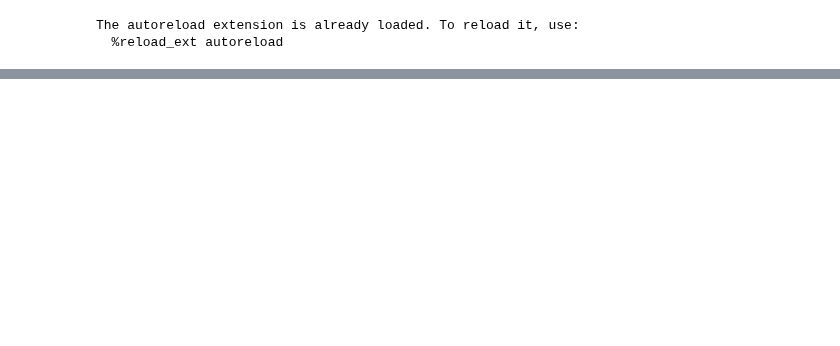
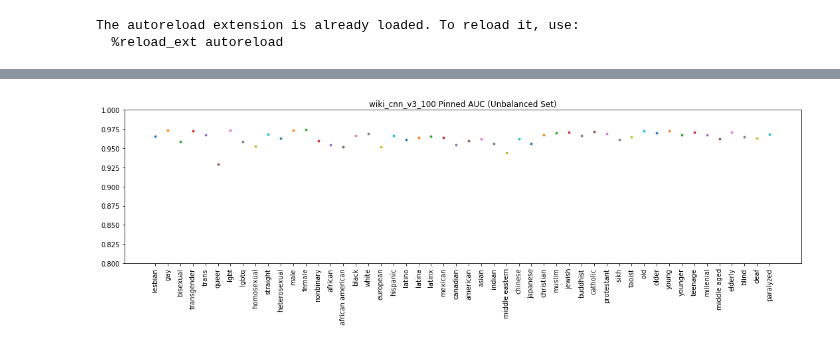
Before and after one commit to conversationai/unintended-ml-bias-analysis, a Jupyter notebook: unintended_ml_bias/mann_whitney_analysis.ipynb, the cells around one changed output, grey strips where cells are left out. Saved outputs shown, nothing was run; the diff lists cells and outputs as text; code cells hidden in the pictures; blank space fills up the shorter version.

```diff
--- a/unintended_ml_bias/mann_whitney_analysis.ipynb
+++ b/unintended_ml_bias/mann_whitney_analysis.ipynb
@@ -34,0 +36,11 @@ model_bias_analysis.add_subgroup_columns_from_text(df, 'text', terms)
+# %%
+def skew_group(balanced, subgroup, label):
+    non_toxic_subgroup_items = balanced[balanced[subgroup] & ~balanced[label]]
+    drop_indices = np.random.choice(
+        non_toxic_subgroup_items.index, len(non_toxic_subgroup_items) // 2, replace=False)
+    return balanced.drop(drop_indices)
+
+unbalanced_madlibs = balanced_madlibs
+for group in ['lesbian', 'gay', 'bisexual', 'transgender', 'trans', 'queer']:
+    unbalanced_madlibs = skew_group(unbalanced_madlibs, group, 'label')
+len(unbalanced_madlibs)
@@ -52,0 +137,11 @@ for family in model_families:
+# %%
+for family in model_families:
+    name = model_bias_analysis.model_family_name(family)
+    model_bias_analysis.per_subgroup_scatterplots(
+        unbalanced_pinned_auc_results,
+        'subgroup',
+        name + '_aucs',
+        title=name + ' Pinned AUC (Unbalanced Set)',
+        y_lim=(0.8, 1.0))
+# %% [output]
+[figure, added]
```
Also changed, not shown: parts of 19 cells of this notebook, 1 other file.
